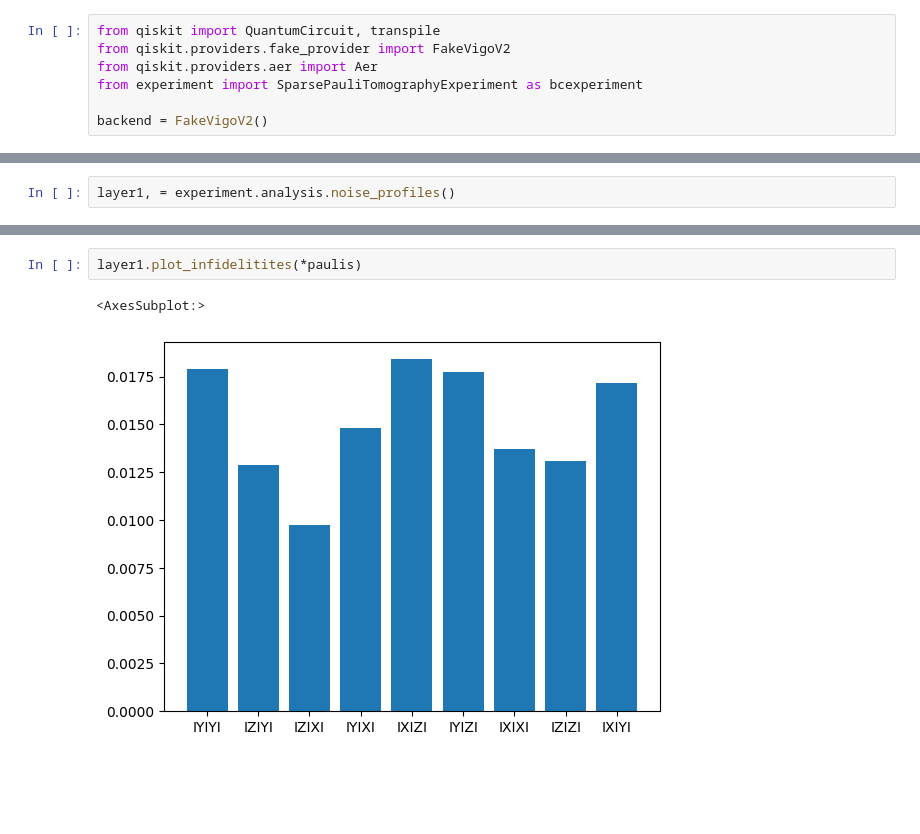
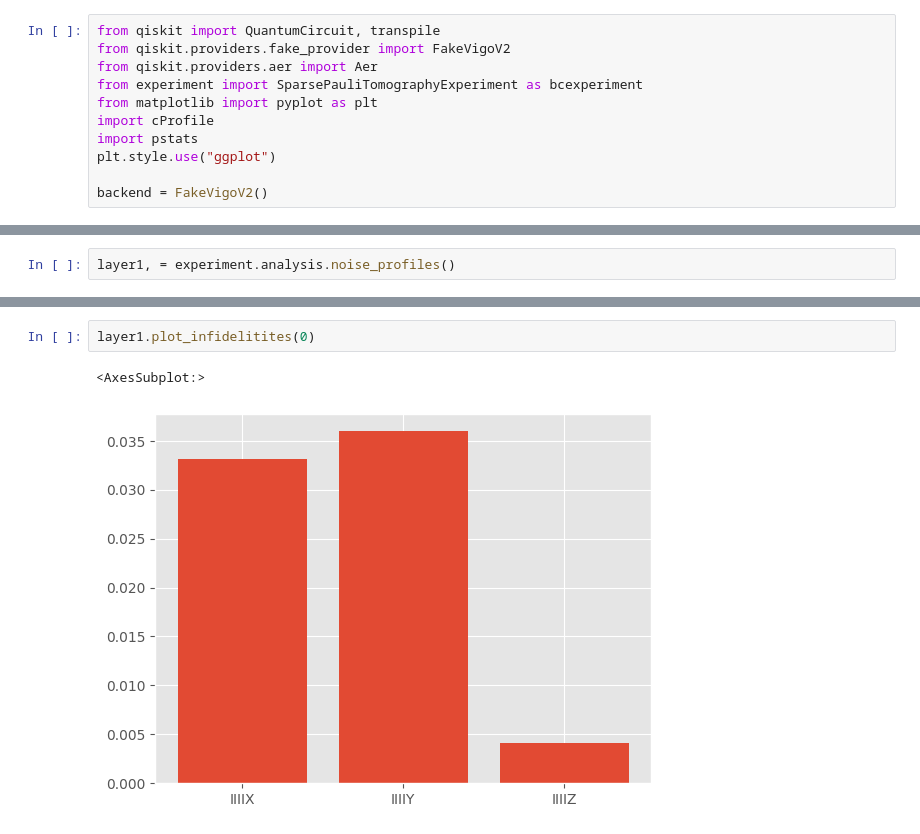
Before and after one commit to benmcdonough20/NEPEC_on_Hardware, a Jupyter notebook: ArbitraryCircuit/tester.ipynb, the cells around one changed output, grey strips where cells are left out. Cells and saved outputs as stored; diff of their text form; blank space fills up the shorter version.

```diff
--- a/ArbitraryCircuit/tester.ipynb
+++ b/ArbitraryCircuit/tester.ipynb
@@ -3,6 +3,10 @@ from qiskit import QuantumCircuit, transpile
 from qiskit.providers.fake_provider import FakeVigoV2
 from qiskit.providers.aer import Aer
 from experiment import SparsePauliTomographyExperiment as bcexperiment
+from matplotlib import pyplot as plt
+import cProfile
+import pstats
+plt.style.use("ggplot")
 
 backend = FakeVigoV2()
 # %%
@@ -58,6 +52,6 @@ layer1.graph(*paulis)
 # %%
-layer1.plot_infidelitites(*paulis)
+layer1.plot_infidelitites(0)
 # %% [output]
 <AxesSubplot:>
-[figure, old version]
+[figure, new version]
 # %%
```
Also changed, not shown: parts of 5 cells of this notebook, 11 other files.
